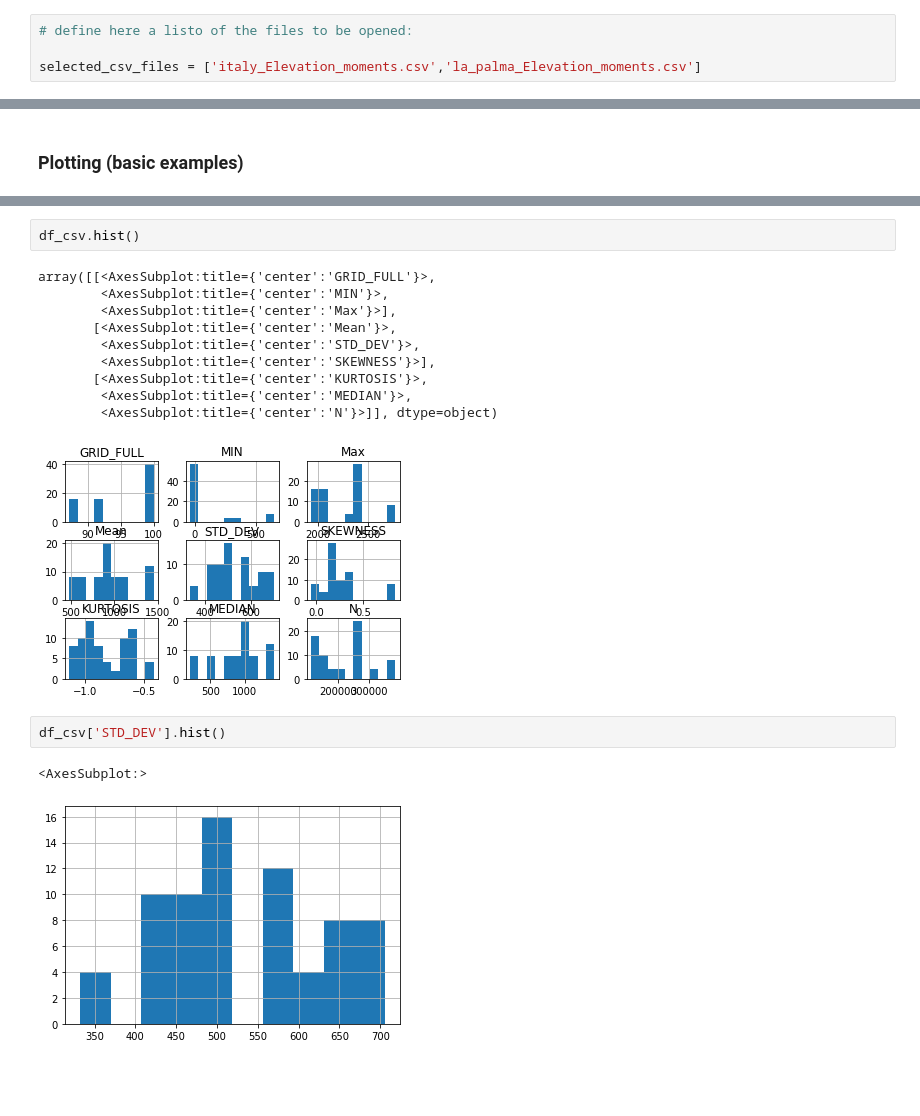
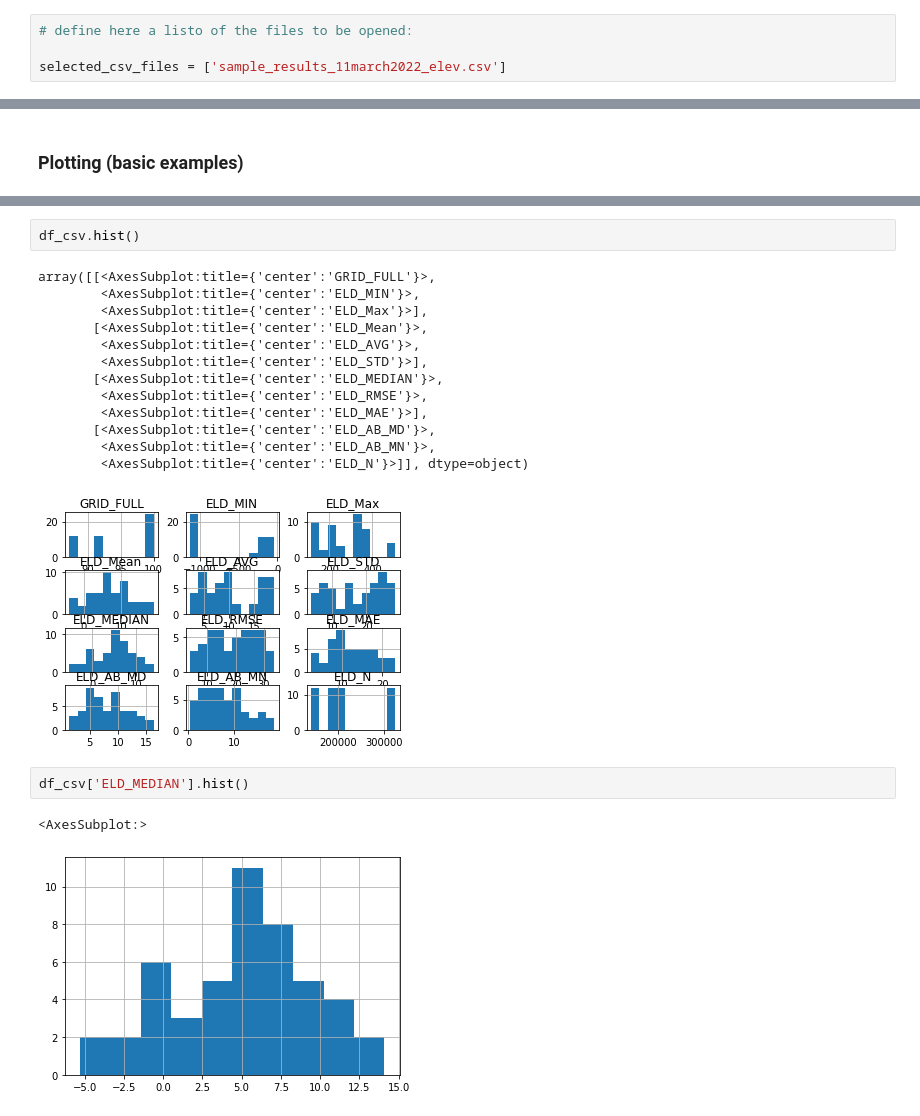
Before and after one commit to CarlosGrohmann/DEMIX_wine_contest, a Jupyter notebook: wine_contest.ipynb, the cells around one changed output, grey strips where cells are left out. Saved outputs shown, nothing was run; the diff lists cells and outputs as text; blank space fills up the shorter version.

```diff
--- a/wine_contest.ipynb
+++ b/wine_contest.ipynb
@@ -51,7 +59,7 @@ uruguay_1_Slope_moments_diff.csv
 # %%
 # define here a listo of the files to be opened:
 
-selected_csv_files = ['italy_Elevation_moments.csv','la_palma_Elevation_moments.csv']
+selected_csv_files = ['sample_results_11march2022_elev.csv']
 # %%
 # make dataframes from csv files and append all to a single one
 df_csv = pd.DataFrame()
@@ -283,17 +319,20 @@ df_csv.describe()
 df_csv.hist()
 # %% [output]
 array([[<AxesSubplot:title={'center':'GRID_FULL'}>,
-        <AxesSubplot:title={'center':'MIN'}>,
-        <AxesSubplot:title={'center':'Max'}>],
-       [<AxesSubplot:title={'center':'Mean'}>,
-        <AxesSubplot:title={'center':'STD_DEV'}>,
-        <AxesSubplot:title={'center':'SKEWNESS'}>],
-       [<AxesSubplot:title={'center':'KURTOSIS'}>,
-        <AxesSubplot:title={'center':'MEDIAN'}>,
-        <AxesSubplot:title={'center':'N'}>]], dtype=object)
+        <AxesSubplot:title={'center':'ELD_MIN'}>,
+        <AxesSubplot:title={'center':'ELD_Max'}>],
+       [<AxesSubplot:title={'center':'ELD_Mean'}>,
+        <AxesSubplot:title={'center':'ELD_AVG'}>,
+        <AxesSubplot:title={'center':'ELD_STD'}>],
+       [<AxesSubplot:title={'center':'ELD_MEDIAN'}>,
+        <AxesSubplot:title={'center':'ELD_RMSE'}>,
+        <AxesSubplot:title={'center':'ELD_MAE'}>],
+       [<AxesSubplot:title={'center':'ELD_AB_MD'}>,
+        <AxesSubplot:title={'center':'ELD_AB_MN'}>,
+        <AxesSubplot:title={'center':'ELD_N'}>]], dtype=object)
-[figure, old version]
+[figure, new version]
 # %%
-df_csv['STD_DEV'].hist()
+df_csv['ELD_MEDIAN'].hist()
 # %% [output]
 <AxesSubplot:>
-[figure, old version]
+[figure, new version]
```
Also changed, not shown: parts of 13 cells of this notebook.
